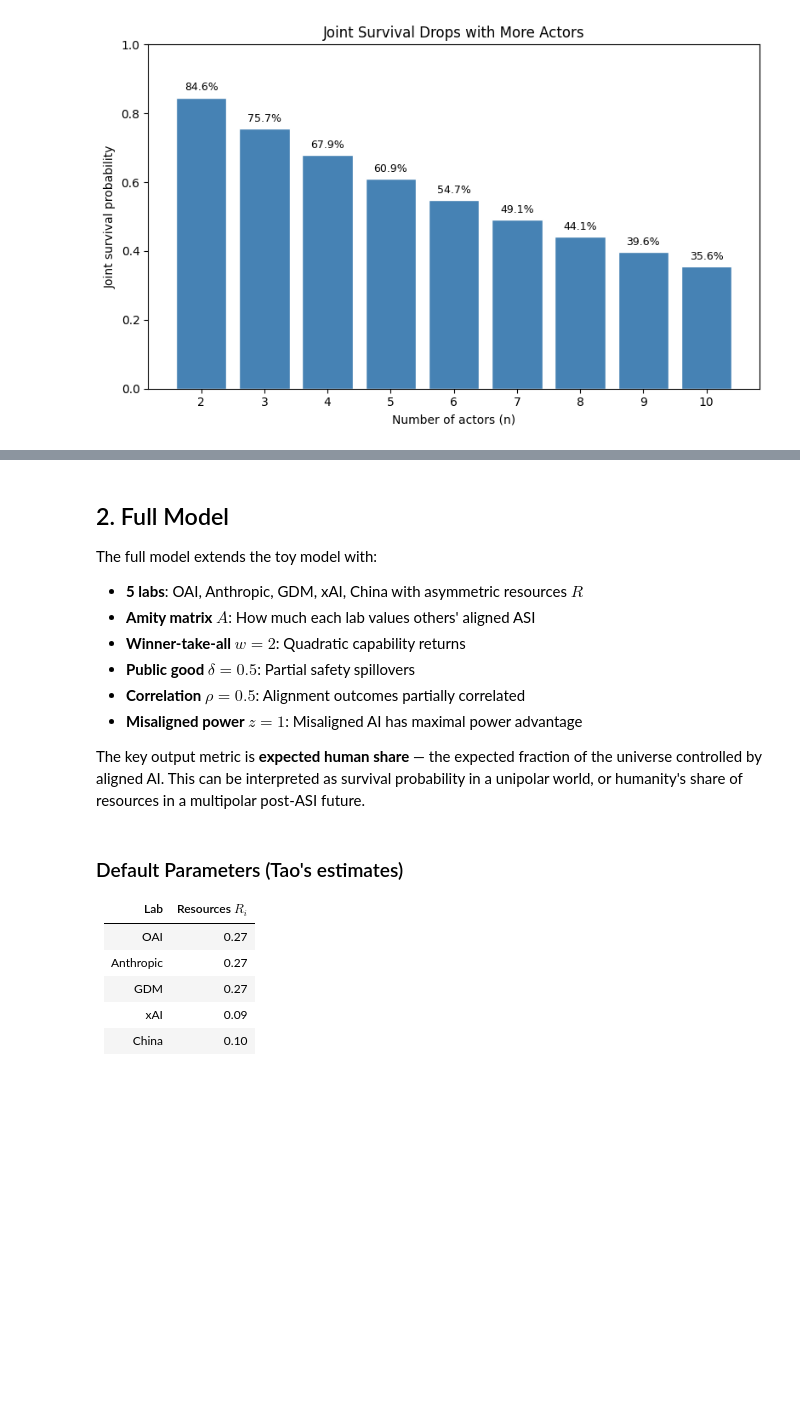
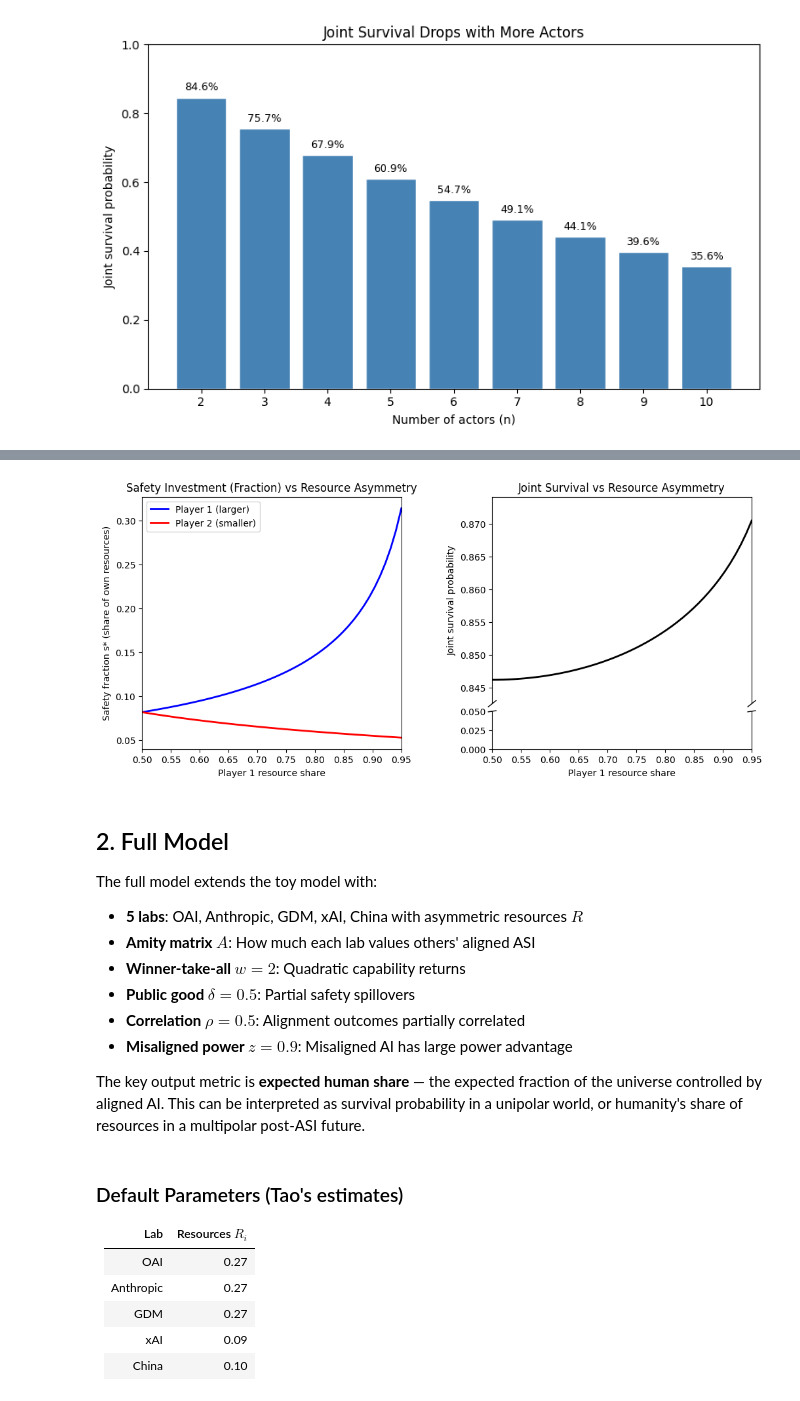
Before and after one commit to tkwa/ai-race-game-theory, a Jupyter notebook: report.ipynb, the cells around one changed output, grey strips where cells are left out. Saved outputs shown, nothing was run; the diff lists cells and outputs as text; code cells hidden in the pictures; blank space fills up the shorter version.

```diff
--- a/report.ipynb
+++ b/report.ipynb
@@ -40,3 +44,8 @@ Joint survival drops sharply with more actors because survival requires *all* AI
+# %%
+data = toy_model.toy_asymmetric_resources()
+plots_v2.plot_toy_asymmetric_resources(data);
+# %% [output]
+[figure, added]
 # %% [markdown]
 ## 2. Full Model
 
@@ -46,7 +55,7 @@ The full model extends the toy model with:
 - **Winner-take-all $w=2$**: Quadratic capability returns
 - **Public good $\delta=0.5$**: Partial safety spillovers
 - **Correlation $\rho=0.5$**: Alignment outcomes partially correlated
-- **Misaligned power $z=1$**: Misaligned AI has maximal power advantage
+- **Misaligned power $z=0.9$**: Misaligned AI has large power advantage
 
 The key output metric is **expected human share** — the expected fraction of the universe controlled by aligned AI. This can be interpreted as survival probability in a unipolar world, or humanity's share of resources in a multipolar post-ASI future.
 # %% [markdown]
```
Also changed, not shown: parts of 6 cells of this notebook, 13 other files.
